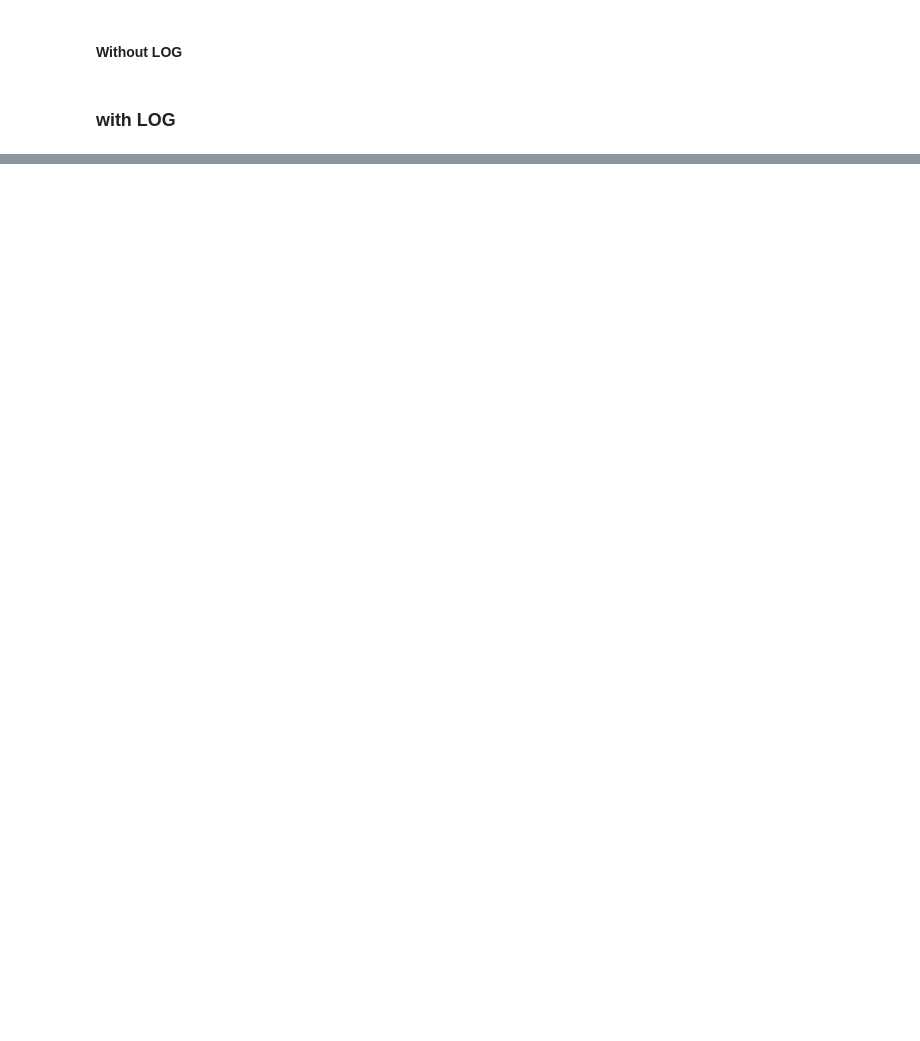
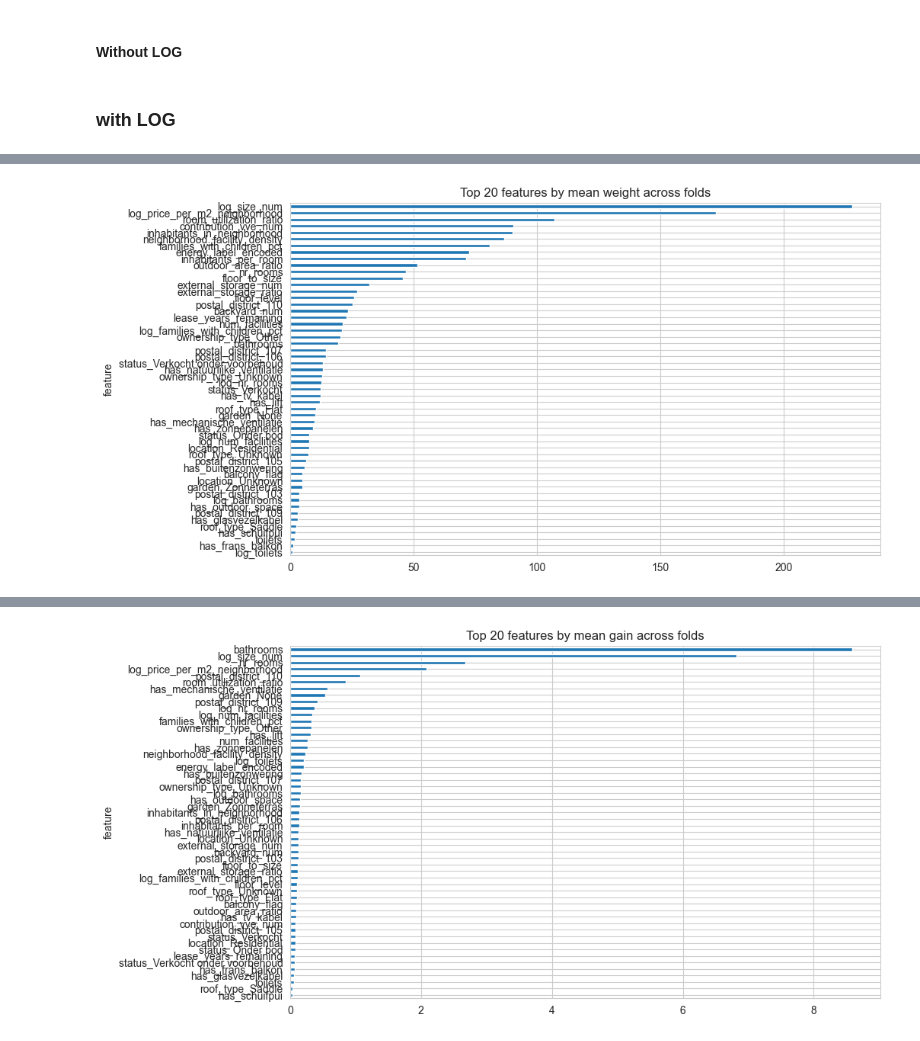
Before and after one commit to Laurynas26/house_price_prediction_project, a Jupyter notebook: notebooks/04_log_on_target.ipynb, the cells around one changed output, grey strips where cells are left out. Saved outputs shown, nothing was run; the diff lists cells and outputs as text; code cells hidden in the pictures; blank space fills up the shorter version.

```diff
--- a/notebooks/04_log_on_target.ipynb
+++ b/notebooks/04_log_on_target.ipynb
@@ -307,0 +339,70 @@ logger.log_model(trained_xgb, "XGB_Optuna_LogTransformed_feature_eng", results_x
+# %%
+import pandas as pd
+import matplotlib.pyplot as plt
+import xgboost as xgb
+from sklearn.model_selection import KFold
+import numpy as np
+
+from src.model.cv_helpers import prepare_base_data
+from src.features.feature_engineering import feature_engineering_cv as fe_cv
+
+prepare_fold_features = fe_cv.prepare_fold_features
+
+# Number of folds (should match your CV setup)
+N_SPLITS = 5
+
+# Prepare base data (features + target)
+X_full, y_full = prepare_base_data(df_clean, FEATURES_AND_MODEL_CONFIG_PATH, "xgboost_early_stopping_optuna_feature_eng")
+
+importance_types = ["weight", "gain", "cover"]
+fold_importances = {imp_type: [] for imp_type in importance_types}
+
+kf = KFold(n_splits=N_SPLITS, shuffle=True, random_state=42)
+
+for fold, (train_idx, val_idx) in enumerate(kf.split(X_full), 1):
+    X_train, X_val = X_full.iloc[train_idx].copy(), X_full.iloc[val_idx].copy()
+    y_train, y_val = y_full.iloc[train_idx].copy(), y_full.iloc[val_idx].copy()
+
+    # Prepare fold-wise features (ensure extended feature engineering matches training)
+    X_train_fold, X_val_fold, _, _ = prepare_fold_features(X_train, X_val, use_extended_features=True)
+
+    cols_to_drop = ["price_per_m2_neighborhood", "size_num"]  # or just one of them
+    X_train_fold = X_train_fold.drop(columns=cols_to_drop, errors="ignore")
+    X_val_fold = X_val_fold.drop(columns=cols_to_drop, errors="ignore")
+
+    # Train XGBoost on this fold using best params
+    dtrain = xgb.DMatrix(X_train_fold, label=np.log1p(y_train))
+    dval = xgb.DMatrix(X_val_fold, label=np.log1p(y_val))
+
+    model_fold = xgb.train(
+        params=best_xgb_params,
+        dtrain=dtrain,
+        num_boost_round=1000,
+        evals=[(dval, "validation")],
+        early_stopping_rounds=50,
+        verbose_eval=False
+    )
+
+    # Collect importance for each type
+    for imp_type in importance_types:
+        imp_dict = model_fold.get_score(importance_type=imp_type)
+        df_imp = pd.DataFrame.from_dict(imp_dict, orient="index", columns=[imp_type])
+        df_imp.index.name = "feature"
+        fold_importances[imp_type].append(df_imp)
+
+# --- Aggregate across folds ---
+agg_importances = {}
+for imp_type, dfs in fold_importances.items():
+    # Combine all folds into a single dataframe
+    df_all = pd.concat(dfs, axis=1).fillna(0)
+    df_all["mean"] = df_all.mean(axis=1)
+    df_all = df_all.sort_values(by="mean", ascending=False)
+    agg_importances[imp_type] = df_all
+    print(f"\nTop 10 features by mean {imp_type} across folds:")
+    print(df_all["mean"].head(100))
+
+    # Plot top 20
+    df_all["mean"].head(200).plot.barh(figsize=(10,6), title=f"Top 20 features by mean {imp_type} across folds")
+    plt.gca().invert_yaxis()
+    plt.show()
+# %% [output]
@@ -307,0 +426 @@ logger.log_model(trained_xgb, "XGB_Optuna_LogTransformed_feature_eng", results_x
+[figure, added]
@@ -307,0 +444 @@ logger.log_model(trained_xgb, "XGB_Optuna_LogTransformed_feature_eng", results_x
+[figure, added]
```
Also changed, not shown: parts of 13 cells of this notebook, 2 other files.
